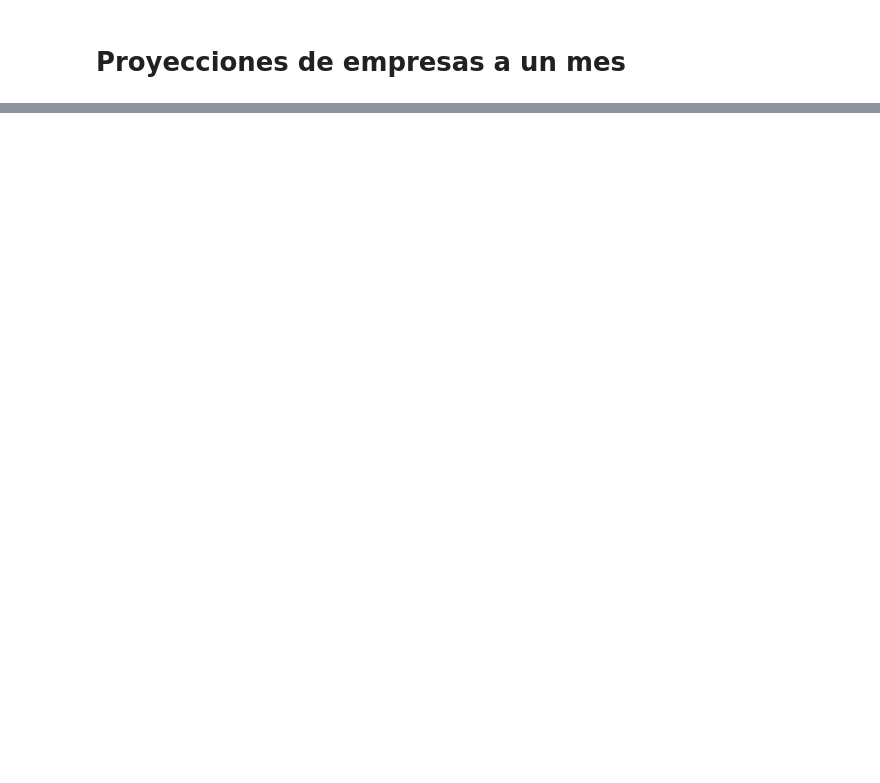
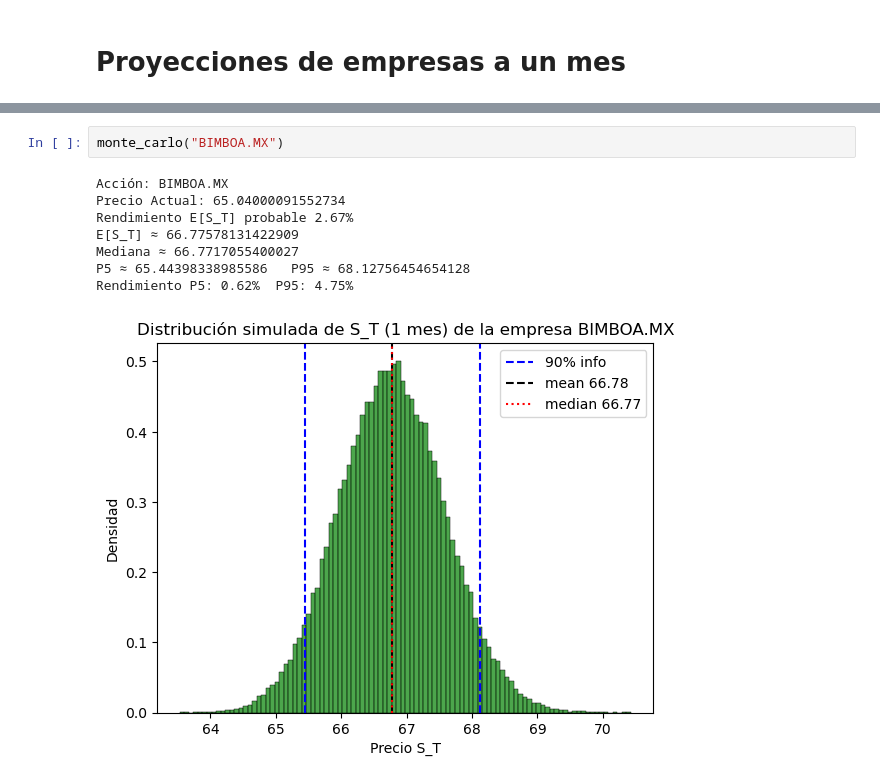
Before and after one commit to leon-mtz07/Proyecciones-de-empresas, a Jupyter notebook: Proyecciones.ipynb, the cells around one changed output, grey strips where cells are left out. Drawn from its saved outputs; the diff is of its cells as text; blank space fills up the shorter version.

```diff
--- a/Proyecciones.ipynb
+++ b/Proyecciones.ipynb
@@ -206,0 +112,11 @@ Rendimiento P5: -1.35%  P95: 10.87%
+# %%
+monte_carlo("BIMBOA.MX")
+# %% [output]
+Acción: BIMBOA.MX
+Precio Actual: 65.04000091552734
+Rendimiento E[S_T] probable 2.67%
+E[S_T] ≈ 66.77578131422909
+Mediana ≈ 66.7717055400027
+P5 ≈ 65.44398338985586   P95 ≈ 68.12756454654128
+Rendimiento P5: 0.62%  P95: 4.75%
+[figure, added]
```
Also changed, not shown: parts of 27 cells of this notebook, 2 other files.
